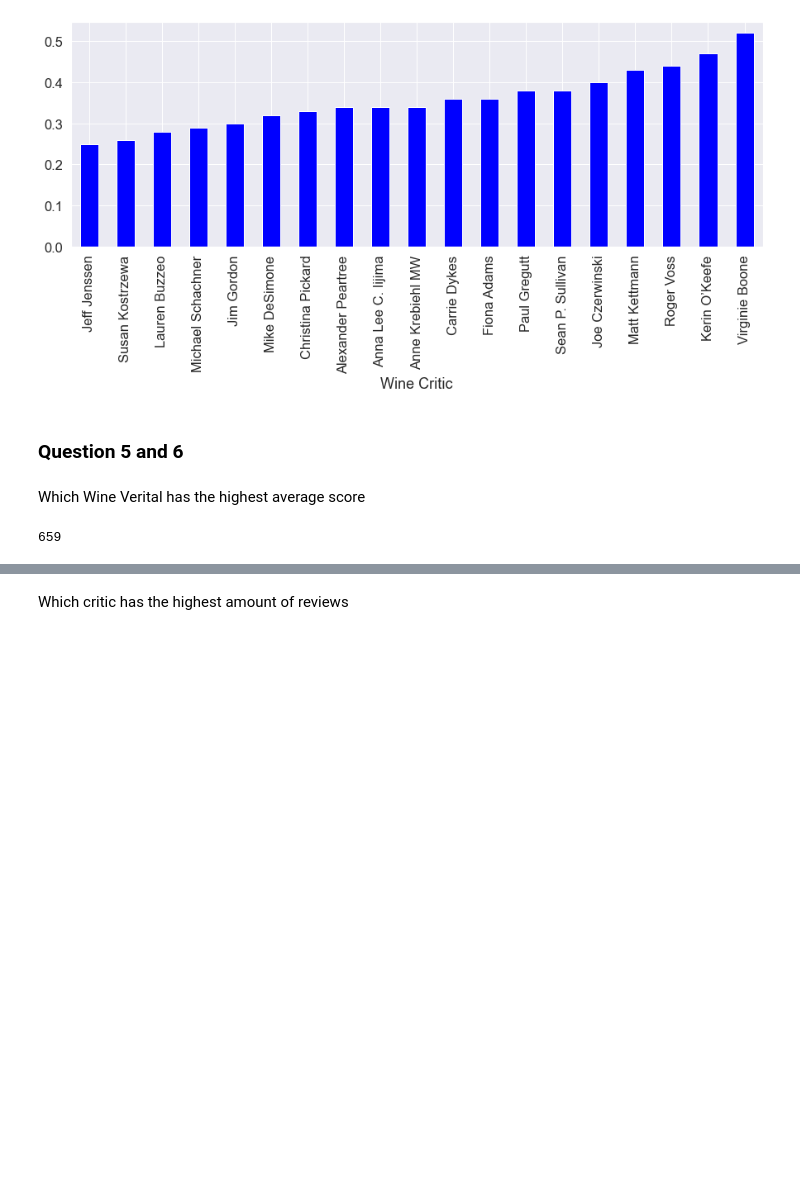
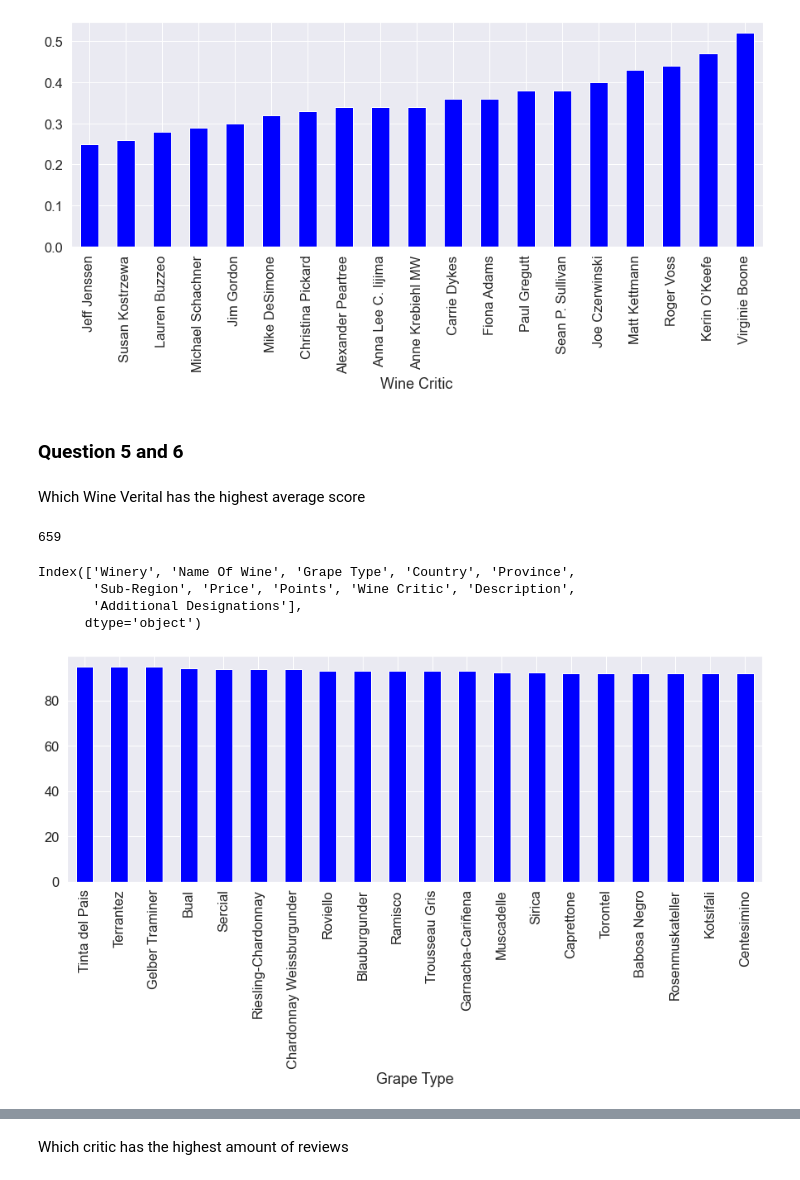
Before and after one commit to bso613/WineSnobs, a Jupyter notebook: winedataSerena.ipynb, the cells around one changed output, grey strips where cells are left out. Cells and saved outputs as stored; diff of their text form; code cells hidden in the pictures; blank space fills up the shorter version.

```diff
--- a/winedataSerena.ipynb
+++ b/winedataSerena.ipynb
@@ -581,3 +581,18 @@ grape_types = df['Grape Type'].nunique()
 grape_types
 # %% [output]
 659
+# %%
+df.columns
+# %% [output]
+Index(['Winery', 'Name Of Wine', 'Grape Type', 'Country', 'Province',
+       'Sub-Region', 'Price', 'Points', 'Wine Critic', 'Description',
+       'Additional Designations'],
+      dtype='object')
+# %%
+grape_types_names = df.groupby(by='Grape Type').mean([['Price','Points']])
+# %%
+top_10 = grape_types_names.sort_values(by='Points',ascending=False).head(20)
+
+top_10['Points'].plot(kind="bar", facecolor="blue", figsize=(15,5));
+# %% [output]
+[figure, added]
```
Also changed, not shown: parts of 8 cells of this notebook, 4 other files.
